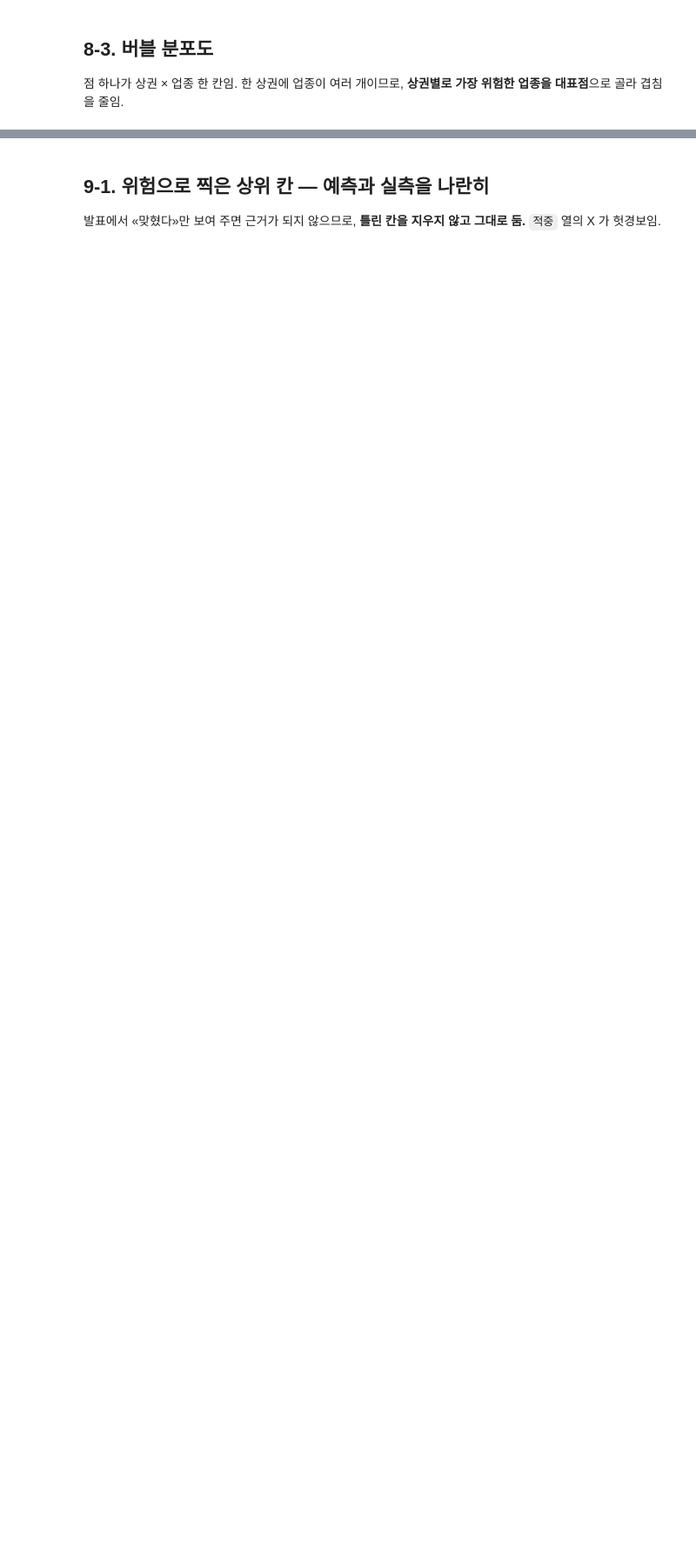
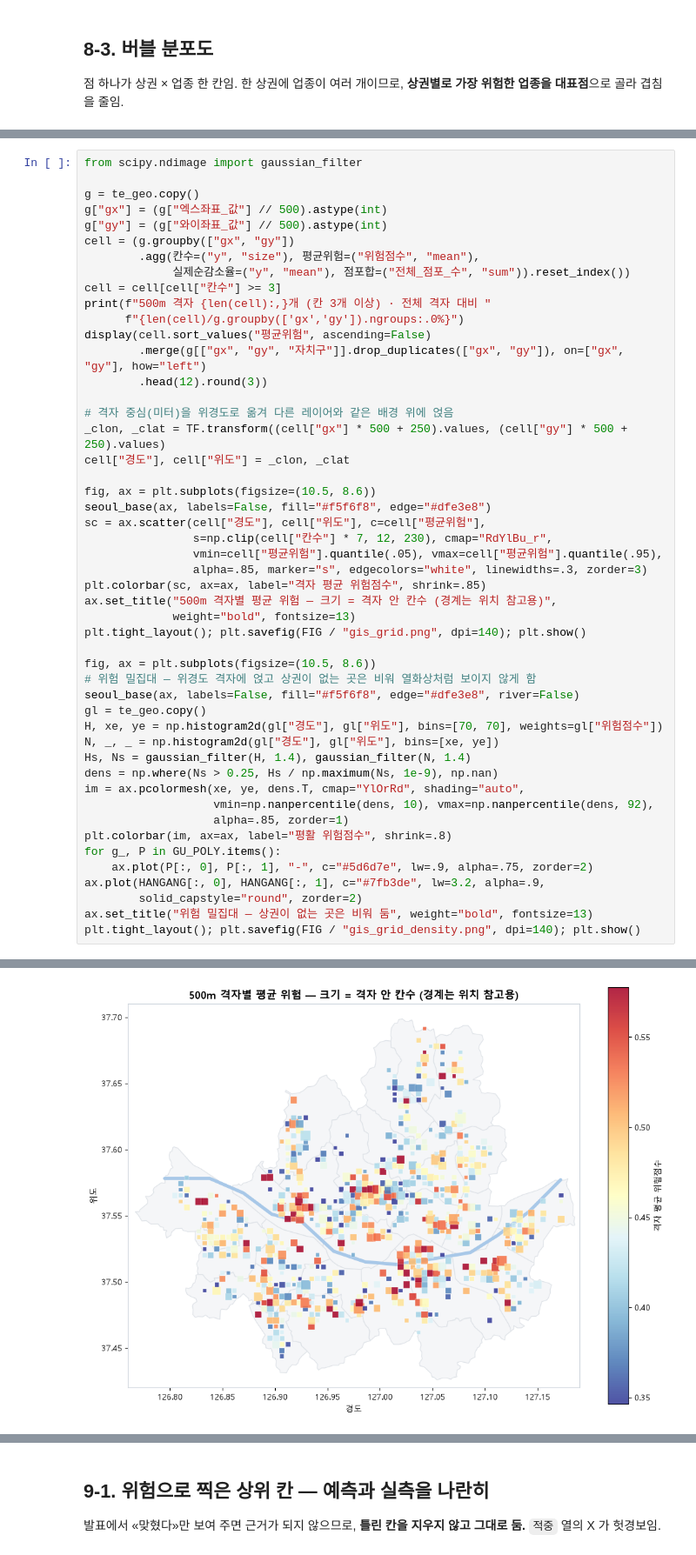
Before and after one commit to d97610-cloud/ai-data-bootcamp, a Jupyter notebook: MLProject/상권_폐업위험_모델링.ipynb, the cells around one changed output, grey strips where cells are left out. Shown at 87% size. Drawn from its saved outputs; the diff is of its cells as text; blank space fills up the shorter version.

Commit message:
auto: 상권_폐업위험_모델링.ipynb (2026-08-28 13:38)

```diff
--- a/MLProject/상권_폐업위험_모델링.ipynb
+++ b/MLProject/상권_폐업위험_모델링.ipynb
@@ -1798,0 +1848,50 @@ plt.tight_layout(); plt.savefig(FIG / "gis_grid_density.png", dpi=140); plt.show
+# %%
+from scipy.ndimage import gaussian_filter
+
+g = te_geo.copy()
+g["gx"] = (g["엑스좌표_값"] // 500).astype(int)
+g["gy"] = (g["와이좌표_값"] // 500).astype(int)
+cell = (g.groupby(["gx", "gy"])
+        .agg(칸수=("y", "size"), 평균위험=("위험점수", "mean"),
+             실제순감소율=("y", "mean"), 점포합=("전체_점포_수", "sum")).reset_index())
+cell = cell[cell["칸수"] >= 3]
+print(f"500m 격자 {len(cell):,}개 (칸 3개 이상) · 전체 격자 대비 "
+      f"{len(cell)/g.groupby(['gx','gy']).ngroups:.0%}")
+display(cell.sort_values("평균위험", ascending=False)
+        .merge(g[["gx", "gy", "자치구"]].drop_duplicates(["gx", "gy"]), on=["gx", "gy"], how="left")
+        .head(12).round(3))
+
+# 격자 중심(미터)을 위경도로 옮겨 다른 레이어와 같은 배경 위에 얹음
+_clon, _clat = TF.transform((cell["gx"] * 500 + 250).values, (cell["gy"] * 500 + 250).values)
+cell["경도"], cell["위도"] = _clon, _clat
+
+fig, ax = plt.subplots(figsize=(10.5, 8.6))
+seoul_base(ax, labels=False, fill="#f5f6f8", edge="#dfe3e8")
+sc = ax.scatter(cell["경도"], cell["위도"], c=cell["평균위험"],
+                s=np.clip(cell["칸수"] * 7, 12, 230), cmap="RdYlBu_r",
+                vmin=cell["평균위험"].quantile(.05), vmax=cell["평균위험"].quantile(.95),
+                alpha=.85, marker="s", edgecolors="white", linewidths=.3, zorder=3)
+plt.colorbar(sc, ax=ax, label="격자 평균 위험점수", shrink=.85)
+ax.set_title("500m 격자별 평균 위험 — 크기 = 격자 안 칸수 (경계는 위치 참고용)",
+             weight="bold", fontsize=13)
+plt.tight_layout(); plt.savefig(FIG / "gis_grid.png", dpi=140); plt.show()
+
+fig, ax = plt.subplots(figsize=(10.5, 8.6))
+# 위험 밀집대 — 위경도 격자에 얹고 상권이 없는 곳은 비워 열화상처럼 보이지 않게 함
+seoul_base(ax, labels=False, fill="#f5f6f8", edge="#dfe3e8", river=False)
+gl = te_geo.copy()
+H, xe, ye = np.histogram2d(gl["경도"], gl["위도"], bins=[70, 70], weights=gl["위험점수"])
+N, _, _ = np.histogram2d(gl["경도"], gl["위도"], bins=[xe, ye])
+Hs, Ns = gaussian_filter(H, 1.4), gaussian_filter(N, 1.4)
+dens = np.where(Ns > 0.25, Hs / np.maximum(Ns, 1e-9), np.nan)
+im = ax.pcolormesh(xe, ye, dens.T, cmap="YlOrRd", shading="auto",
+                   vmin=np.nanpercentile(dens, 10), vmax=np.nanpercentile(dens, 92),
+                   alpha=.85, zorder=1)
+plt.colorbar(im, ax=ax, label="평활 위험점수", shrink=.8)
+for g_, P in GU_POLY.items():
+    ax.plot(P[:, 0], P[:, 1], "-", c="#5d6d7e", lw=.9, alpha=.75, zorder=2)
+ax.plot(HANGANG[:, 0], HANGANG[:, 1], c="#7fb3de", lw=3.2, alpha=.9,
+        solid_capstyle="round", zorder=2)
+ax.set_title("위험 밀집대 — 상권이 없는 곳은 비워 둠", weight="bold", fontsize=13)
+plt.tight_layout(); plt.savefig(FIG / "gis_grid_density.png", dpi=140); plt.show()
+# %% [output]
@@ -1798,0 +1912 @@ plt.tight_layout(); plt.savefig(FIG / "gis_grid_density.png", dpi=140); plt.show
+[figure, added]
```
Also changed, not shown: parts of 15 cells of this notebook.
